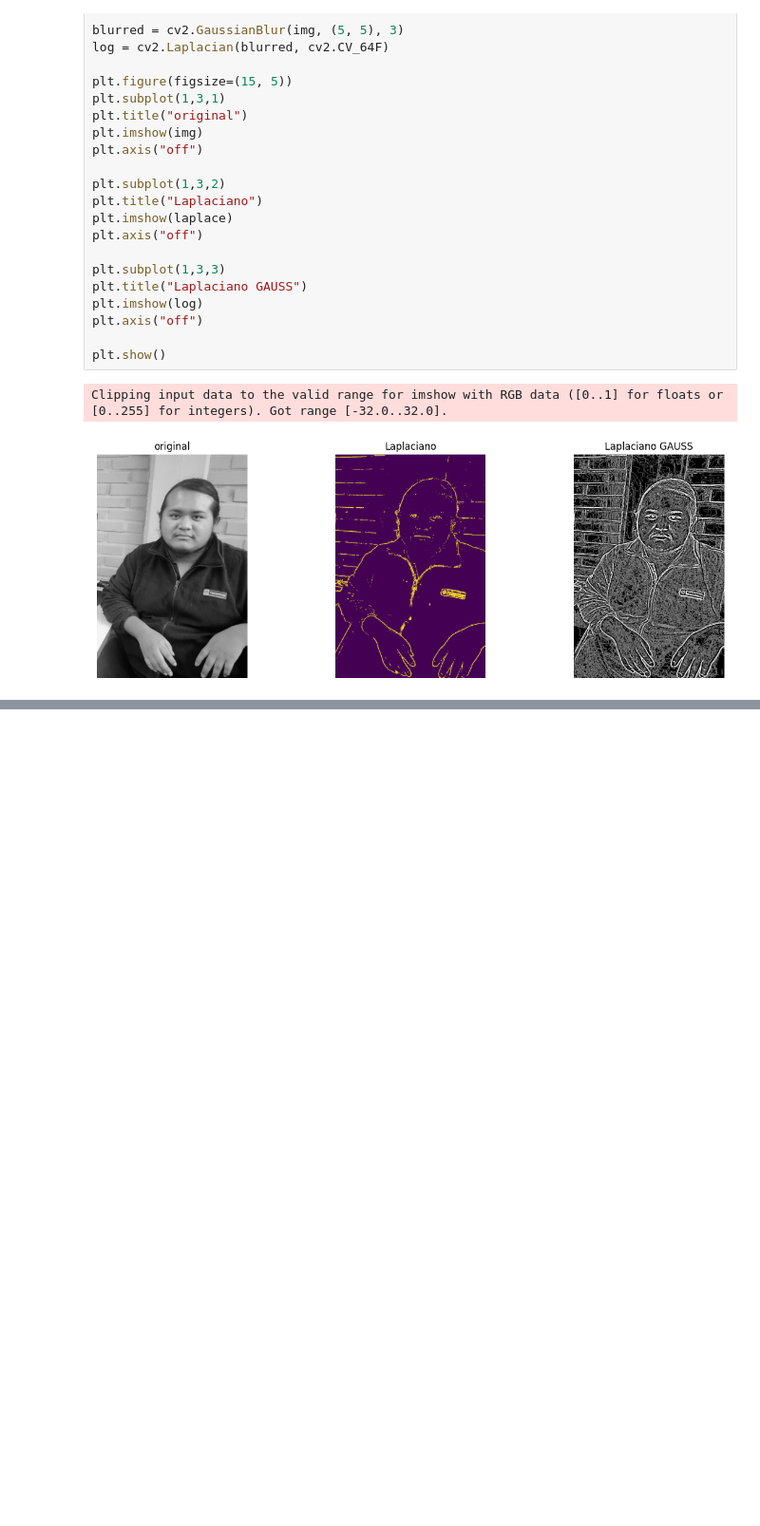
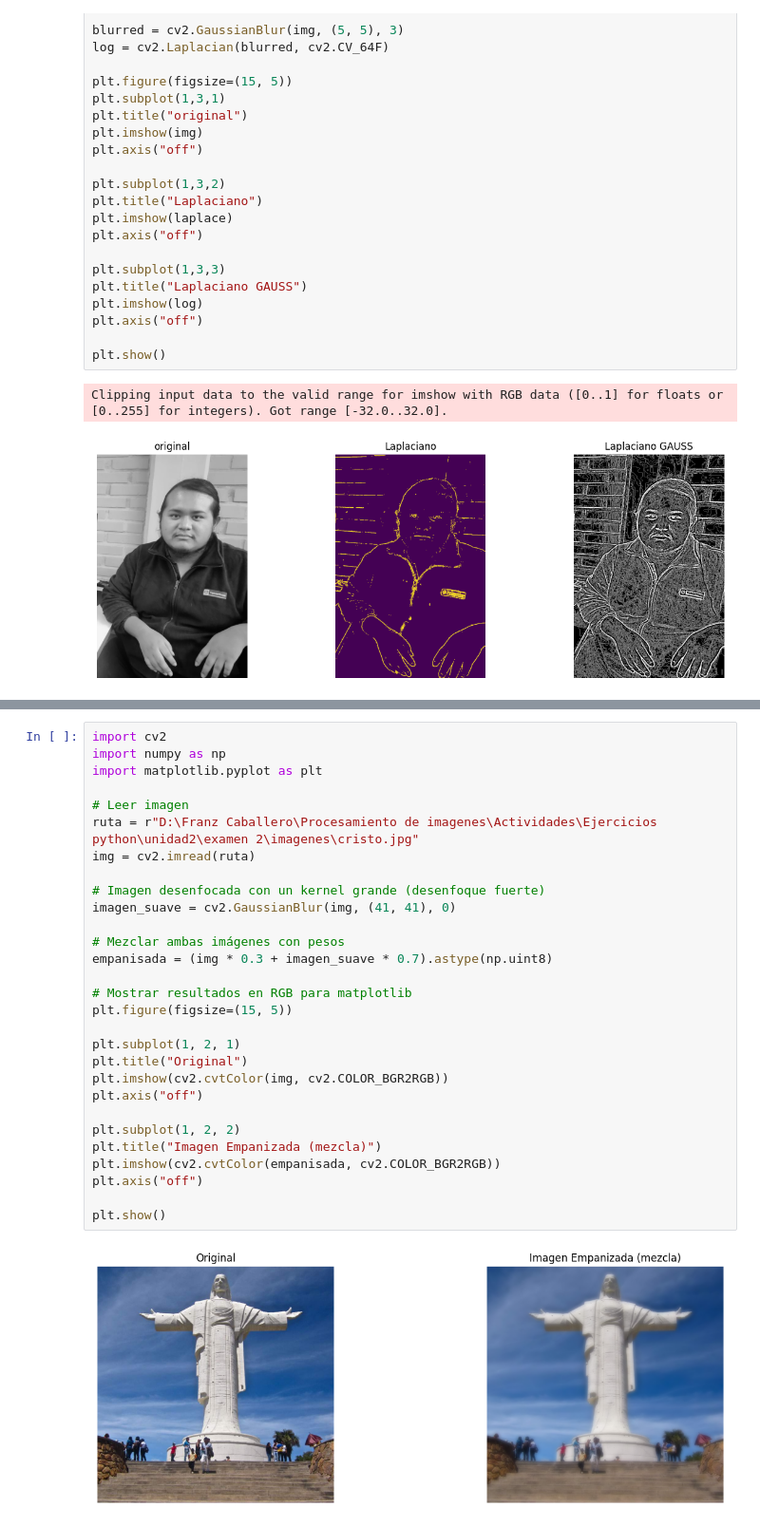
Before and after one commit to FcCaba/Procesamiento-De-Imagenes, a Jupyter notebook: unidad2/examen 2/caballero_condori_franz_abdel.ipynb, the cells around one changed output, grey strips where cells are left out. Shown at 95% size. Drawn from its saved outputs; the diff is of its cells as text; blank space fills up the shorter version.

```diff
--- a/unidad2/examen 2/caballero_condori_franz_abdel.ipynb
+++ b/unidad2/examen 2/caballero_condori_franz_abdel.ipynb
@@ -350,0 +425,31 @@ Clipping input data to the valid range for imshow with RGB data ([0..1] for floa
+# %%
+import cv2
+import numpy as np
+import matplotlib.pyplot as plt
+
+# Leer imagen
+ruta = r"D:\Franz Caballero\Procesamiento de imagenes\Actividades\Ejercicios python\unidad2\examen 2\imagenes\cristo.jpg"
+img = cv2.imread(ruta)
+
+# Imagen desenfocada con un kernel grande (desenfoque fuerte)
+imagen_suave = cv2.GaussianBlur(img, (41, 41), 0)
+
+# Mezclar ambas imágenes con pesos
+empanisada = (img * 0.3 + imagen_suave * 0.7).astype(np.uint8)
+
+# Mostrar resultados en RGB para matplotlib
+plt.figure(figsize=(15, 5))
+
+plt.subplot(1, 2, 1)
+plt.title("Original")
+plt.imshow(cv2.cvtColor(img, cv2.COLOR_BGR2RGB))
+plt.axis("off")
+
+plt.subplot(1, 2, 2)
+plt.title("Imagen Empanizada (mezcla)")
+plt.imshow(cv2.cvtColor(empanisada, cv2.COLOR_BGR2RGB))
+plt.axis("off")
+
+plt.show()
+# %% [output]
+[figure, added]
```
Also changed, not shown: parts of 3 cells of this notebook, 6 other files.
